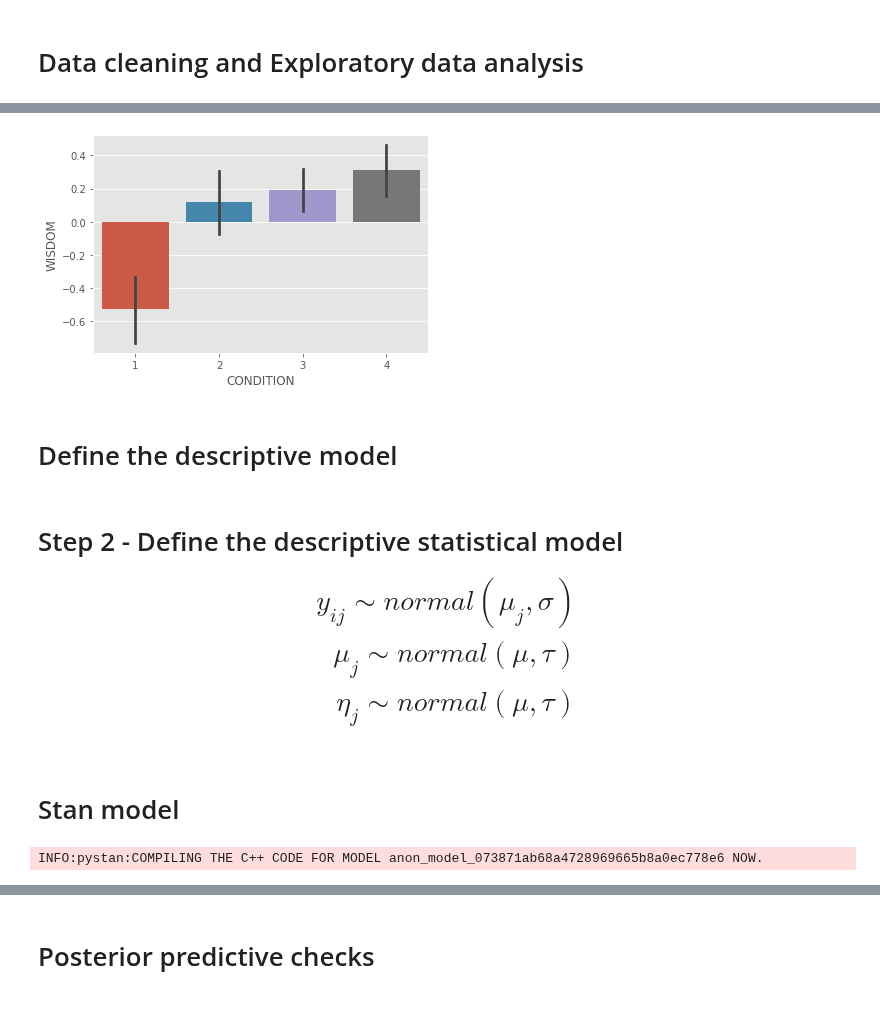
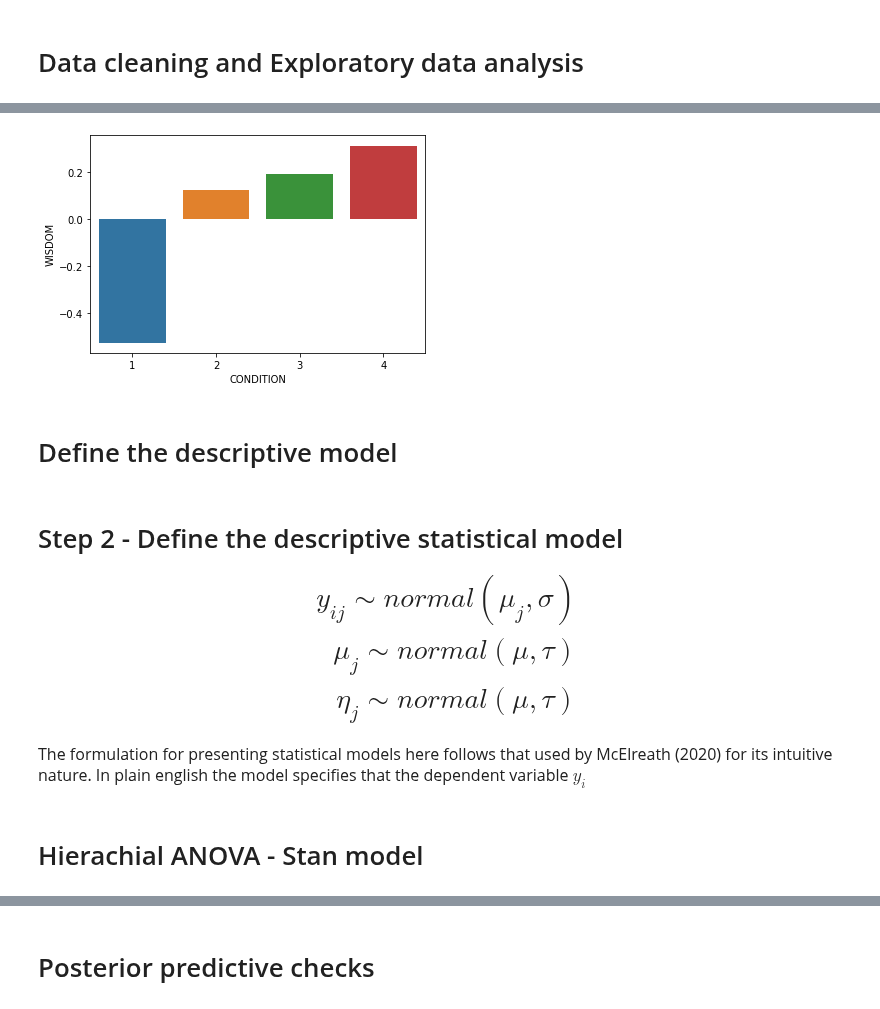
Before and after one commit to ebrlab/Statistical-methods-for-research-workers-bayes-for-psychologists-and-neuroscientists, a Jupyter notebook: wip/Bayesian estimation of ANOVA as hierarchical model.ipynb, the cells around one changed output, grey strips where cells are left out. Drawn from its saved outputs; the diff is of its cells as text; code cells hidden in the pictures.

```diff
--- a/wip/Bayesian estimation of ANOVA as hierarchical model.ipynb
+++ b/wip/Bayesian estimation of ANOVA as hierarchical model.ipynb
@@ -41,0 +37,6 @@ NameError: name 'os' is not defined
+# %%
+url = 'https://raw.githubusercontent.com/ebrlab/Statistical-methods-for-research-workers-bayes-for-psychologists-and-neuroscientists/master/wip/Data/Grossman_and%20Kross_2014_Study_%202%20.csv'
+
+# Generare pandas data frame with the study data.
+df = pd.read_csv(url)
+df.head(1)
@@ -80,11 +86,9 @@ Upon completion of the contemplation task participants gave responses to a set o
 # Data cleaning and Exploratory data analysis
 # %%
 # Import data file .csv
-df = pd.read_csv("Grossman and Kross 2014 Study 2.csv")
 df['WISDOM'] = pd.to_numeric(df['WISDOM'], errors='coerce')
-# Convert NAN
+
+# Convert NAN to zero values
 df['WISDOM'] = df['WISDOM'].replace(np.nan, 0, regex=True)
-
-# add new conditon column
 # %%
 # Plot boxplot
@@ -95,8 +98,9 @@ sns.distplot(df['WISDOM']);
 # %%
 #Plot barplot
-sns.barplot(x = 'CONDITION', y = 'WISDOM', data = df, ci=68);
+sns.barplot(x = 'CONDITION', y = 'WISDOM', data = df, ci = False);
+#plt.xticks(['Self-Immersed', 'Self-Distanced', 'Other-Immersed', 'Other-Distanced'])
 # %% [output]
-[figure, old version]
+[figure, new version]
 # %% [markdown]
 # Define the descriptive model
 # %% [markdown]
@@ -105,8 +109,10 @@ y_{ij} \sim normal(\mu_j, \sigma)
 \\ \mu_j \sim normal(\mu, \tau)
 \\ \eta_j \sim normal(\mu, \tau)
 \end{align*}
+
+<font size = "3">The formulation for presenting statistical models here follows that used by McElreath (2020) for its intuitive nature. In plain english the model specifies that the dependent variable $y_i$</font>
 # %% [markdown]
-# Stan model
+# Hierachial ANOVA - Stan model
 # %%
 HierachialANOVA = """
 
@@ -176,10 +187,6 @@ generated quantities{
   real c4s = c4/sigma;
 }
 """
-# %%
-sm = ps.StanModel(model_code = HierachialANOVA)
-# %% [output]
-INFO:pystan:COMPILING THE C++ CODE FOR MODEL anon_model_073871ab68a4728969665b8a0ec778e6 NOW.
 # %%
 data = {'n': len(df),
         'y': df['WISDOM'].values,
```
Also changed, not shown: parts of 29 cells of this notebook, 3 other files.
